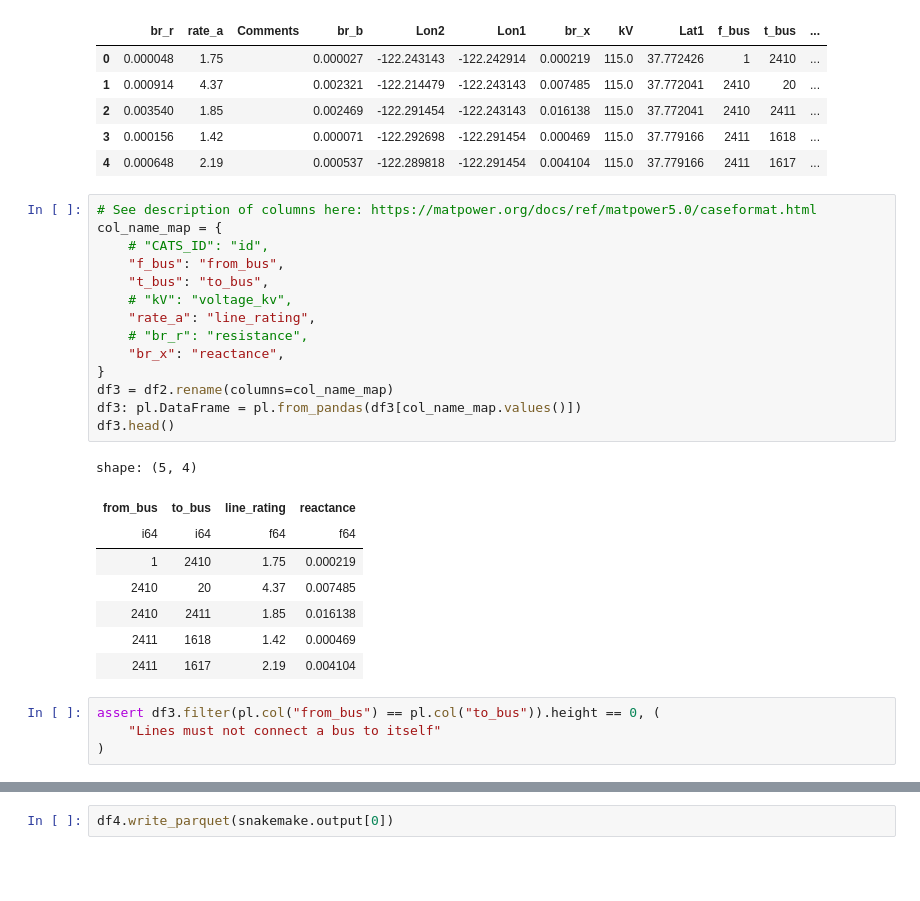
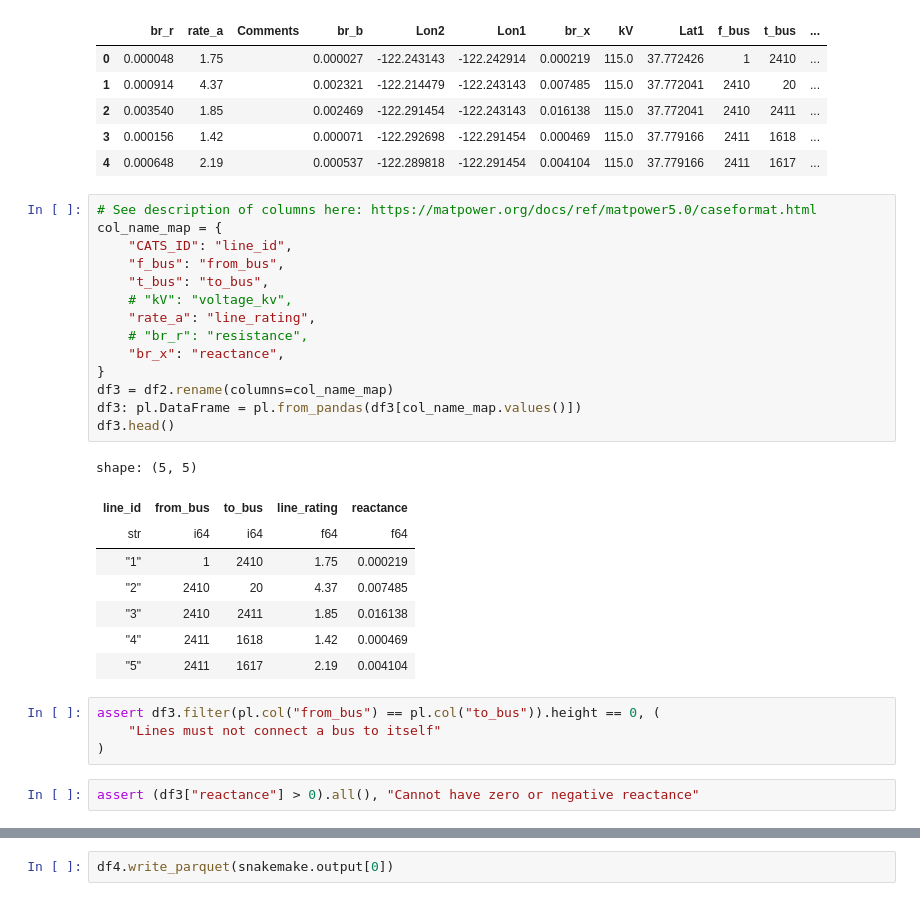
Before and after one commit to Bravos-Power/pyoframe, a Jupyter notebook: benchmarks/src/energy_planning/scripts/process_lines_json.py.ipynb, the cells around one changed output, grey strips where cells are left out. Cells and saved outputs as stored; diff of their text form; blank space fills up the shorter version.

```diff
--- a/benchmarks/src/energy_planning/scripts/process_lines_json.py.ipynb
+++ b/benchmarks/src/energy_planning/scripts/process_lines_json.py.ipynb
@@ -40,30 +40,32 @@ df2.head()
 # %%
 # See description of columns here: https://matpower.org/docs/ref/matpower5.0/caseformat.html
 col_name_map = {
-    # "CATS_ID": "id",
+    "CATS_ID": "line_id",
     "f_bus": "from_bus",
     "t_bus": "to_bus",
     # "kV": "voltage_kv",
     "rate_a": "line_rating",
     # "br_r": "resistance",
     "br_x": "reactance",
 }
 df3 = df2.rename(columns=col_name_map)
 df3: pl.DataFrame = pl.from_pandas(df3[col_name_map.values()])
 df3.head()
 # %% [output]
-shape: (5, 4)
+shape: (5, 5)
-| from_bus | to_bus | line_rating | reactance |
-| i64 | i64 | f64 | f64 |
-| 1 | 2410 | 1.75 | 0.000219 |
-| 2410 | 20 | 4.37 | 0.007485 |
-| 2410 | 2411 | 1.85 | 0.016138 |
-| 2411 | 1618 | 1.42 | 0.000469 |
-| 2411 | 1617 | 2.19 | 0.004104 |
+| line_id | from_bus | to_bus | line_rating | reactance |
+| str | i64 | i64 | f64 | f64 |
+| "1" | 1 | 2410 | 1.75 | 0.000219 |
+| "2" | 2410 | 20 | 4.37 | 0.007485 |
+| "3" | 2410 | 2411 | 1.85 | 0.016138 |
+| "4" | 2411 | 1618 | 1.42 | 0.000469 |
+| "5" | 2411 | 1617 | 2.19 | 0.004104 |
 # %%
 assert df3.filter(pl.col("from_bus") == pl.col("to_bus")).height == 0, (
     "Lines must not connect a bus to itself"
 )
+# %%
+assert (df3["reactance"] > 0).all(), "Cannot have zero or negative reactance"
 # %%
 df4 = df3.with_columns(
     pl.when(pl.col("from_bus") < pl.col("to_bus"))
```
Also changed, not shown: parts of 1 cell of this notebook, 13 other files.
